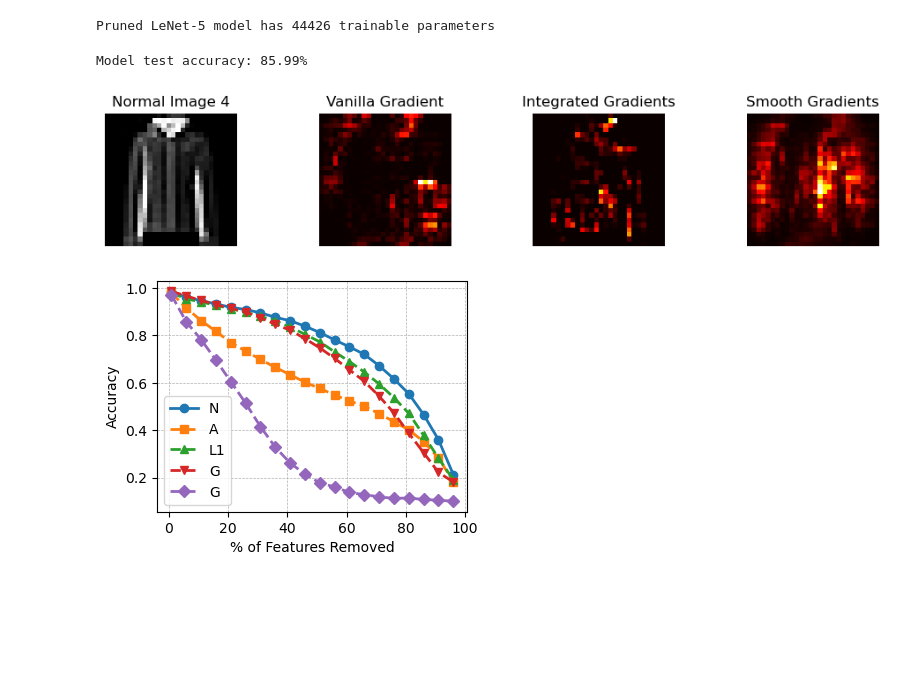
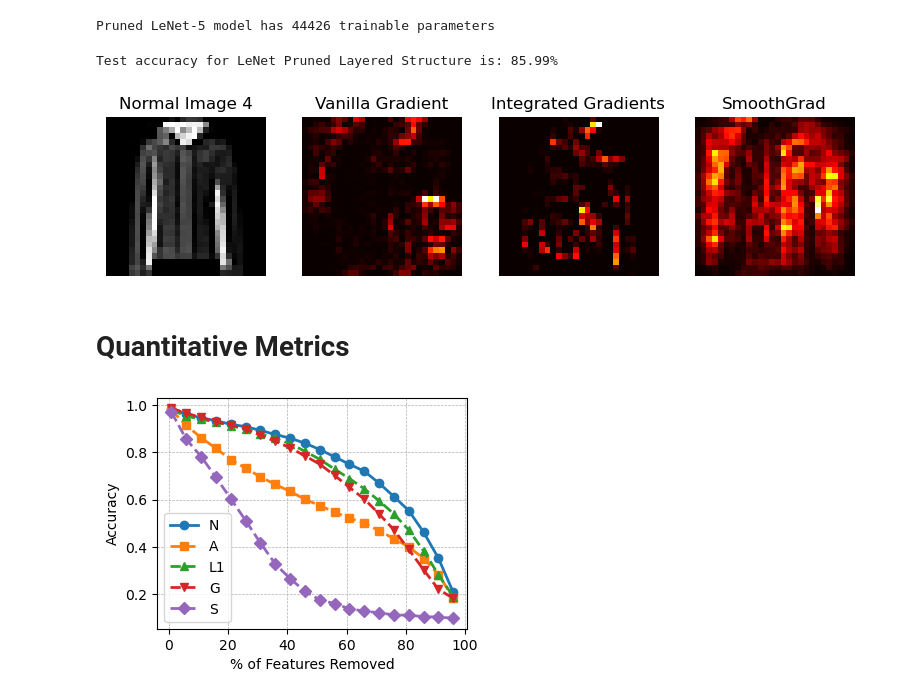
Before and after one commit to sanishsuwal7/ExplainableAI, a Jupyter notebook: lenet_saliency.ipynb, the cells around one changed output. Drawn from its saved outputs; the diff is of its cells as text; code cells hidden in the pictures; blank space fills up the shorter version.

```diff
--- a/lenet_saliency.ipynb
+++ b/lenet_saliency.ipynb
@@ -424,9 +407,9 @@ model_structured.eval()
 # Check test set performance.
 predictions, labels = evaluate_model(model_structured, test_dataloader, device)
 test_acc = np.mean(np.argmax(predictions.cpu().numpy(), axis=1) == labels.cpu().numpy())
-print(f"Model test accuracy: {(100 * test_acc):.2f}%")
+print(f"Test accuracy for LeNet Pruned Layered Structure is: {(100 * test_acc):.2f}%")
 # %% [output]
-Model test accuracy: 85.99%
+Test accuracy for LeNet Pruned Layered Structure is: 85.99%
 # %%
 x_batch, y_batch = next(iter(test_dataloader))
 x_batch, y_batch = x_batch.to(device), y_batch.to(device)
@@ -439,32 +422,30 @@ a_batch_smoothgrad_structured = NoiseTunnel(saliency).attribute(inputs = x_batch
 
 x_batch, y_batch = x_batch.cpu().numpy(), y_batch.cpu().numpy()
 # %%
-
 nr_images = 2
-fig, axes = plt.subplots(nrows=1, ncols=4, figsize=(nr_images*5., int(nr_images)))
+fig, axes = plt.subplots(nrows=1, ncols=4, figsize=(nr_images*4., int(nr_images)))
 
 #plot normal
 axes[0].imshow(np.reshape(x_batch[index], (28,28)), cmap="grey")
 axes[0].title.set_text(f"Normal Image {y_batch[index].item()}")
 axes[0].axis("off")
 axes[1].imshow(a_batch_saliency_structured[index], cmap="hot")
 axes[1].title.set_text(f"Vanilla Gradient")
 axes[1].axis("off")
 axes[2].imshow(a_batch_integrad_structured[index], cmap="hot")
 axes[2].title.set_text(f"Integrated Gradients")
 axes[2].axis("off")
 axes[3].imshow(a_batch_smoothgrad_structured[index], cmap="hot")
-axes[3].title.set_text(f"Smooth Gradients")
+axes[3].title.set_text(f"SmoothGrad")
 axes[3].axis("off")
-# axes[4].imshow(a_batch_noisegrad[index], cmap="seismic")
-# axes[4].title.set_text(f"Noise Gradients")
-# axes[4].axis("off")
 plt.tight_layout()
-
+plt.savefig('Explanations/lenet_layered_structure.png')
 
 plt.show()
 # %% [output]
-[figure, old version]
+[figure, new version]
+# %% [markdown]
+# Quantitative Metrics
 # %%
 def explainer_wrapper(**kwargs):
     if kwargs["method"] == "SmoothGrad":
```
Also changed, not shown: parts of 87 cells of this notebook, 8 other files.
